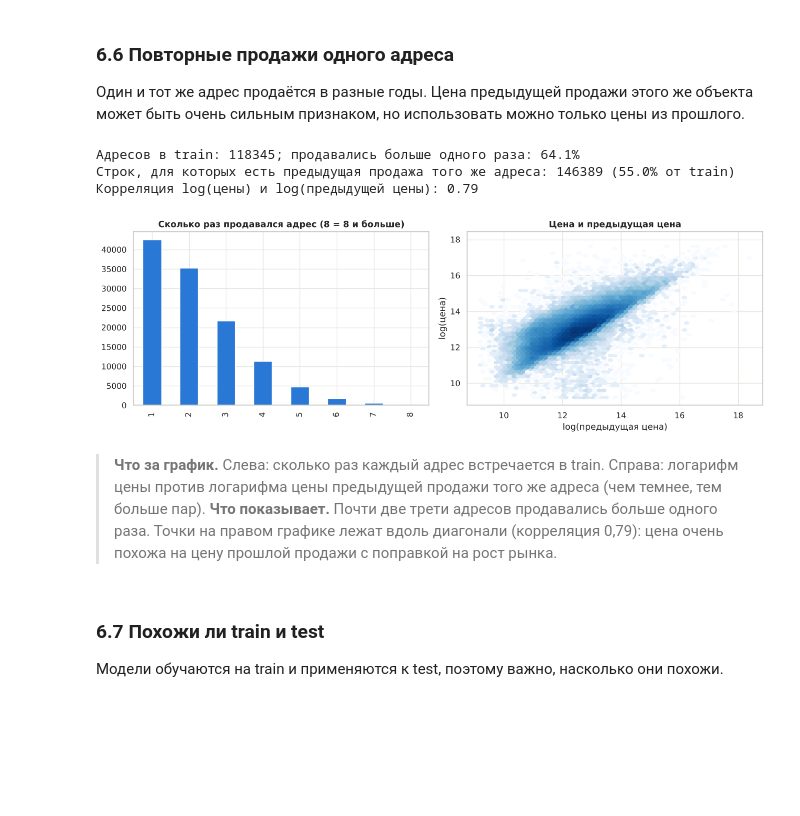
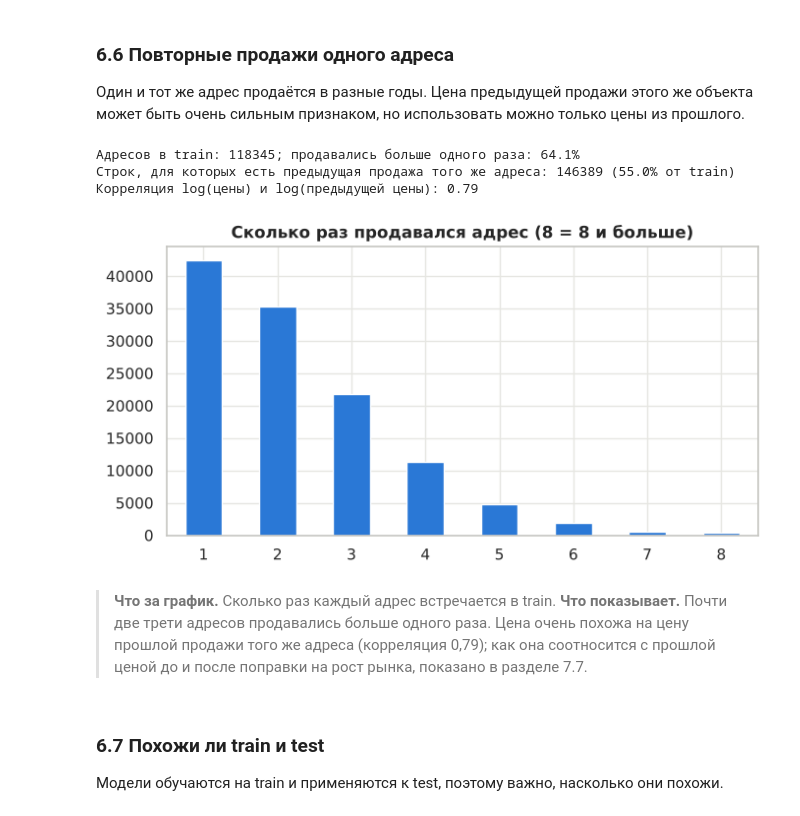
Before and after one commit to NastyaPich/hse-ai-project, a Jupyter notebook: notebooks/EDA.ipynb, the cells around one changed output. Cells and saved outputs as stored; diff of their text form; code cells hidden in the pictures; blank space fills up the shorter version.

```diff
--- a/notebooks/EDA.ipynb
+++ b/notebooks/EDA.ipynb
@@ -667,29 +667,27 @@ display(corr['log_price'].drop('log_price').sort_values(key=abs, ascending=False
 # %%
 t = train.sort_values(['fullAddress', 'sale_year', 'sale_month']).copy()
 t['t'] = t.sale_year * 12 + t.sale_month
 g = t.groupby('fullAddress')
 t['prev_price'] = g['price'].shift(); t['prev_t'] = g['t'].shift()
 rep = t[(t['t'] - t['prev_t']) > 0].copy()
 
 n_sales = train.groupby('fullAddress').size()
 print(f'Адресов в train: {len(n_sales)}; продавались больше одного раза: {(n_sales > 1).mean() * 100:.1f}%')
 print(f'Строк, для которых есть предыдущая продажа того же адреса: {len(rep)} ({len(rep) / len(train) * 100:.1f}% от train)')
 print('Корреляция log(цены) и log(предыдущей цены): %.2f' % spearmanr(np.log(rep.price), np.log(rep.prev_price))[0])
 
-fig, axes = plt.subplots(1, 2, figsize=(13, 4.4))
-n_sales.clip(upper=8).value_counts().sort_index().plot.bar(ax=axes[0], color=BLUE)
-axes[0].set_title('Сколько раз продавался адрес (8 = 8 и больше)'); axes[0].set_xlabel('')
-hb = axes[1].hexbin(np.log(rep.prev_price), np.log(rep.price), gridsize=60, bins='log', cmap='Blues', mincnt=1)
-axes[1].set_xlabel('log(предыдущая цена)'); axes[1].set_ylabel('log(цена)'); axes[1].set_title('Цена и предыдущая цена')
+fig, ax = plt.subplots(figsize=(7, 3.8))
+n_sales.clip(upper=8).value_counts().sort_index().plot.bar(ax=ax, color=BLUE, rot=0)
+ax.set_title('Сколько раз продавался адрес (8 = 8 и больше)'); ax.set_xlabel('')
 plt.tight_layout(); plt.show()
 # %% [output]
 Адресов в train: 118345; продавались больше одного раза: 64.1%
 Строк, для которых есть предыдущая продажа того же адреса: 146389 (55.0% от train)
 Корреляция log(цены) и log(предыдущей цены): 0.79
-[figure, old version]
+[figure, new version]
 # %% [markdown]
-> **Что за график.** Слева: сколько раз каждый адрес встречается в train. Справа: логарифм цены против логарифма цены предыдущей продажи того же адреса (чем темнее, тем больше пар).
-> **Что показывает.** Почти две трети адресов продавались больше одного раза. Точки на правом графике лежат вдоль диагонали (корреляция 0,79): цена очень похожа на цену прошлой продажи с поправкой на рост рынка.
+> **Что за график.** Сколько раз каждый адрес встречается в train.
+> **Что показывает.** Почти две трети адресов продавались больше одного раза. Цена очень похожа на цену прошлой продажи того же адреса (корреляция 0,79); как она соотносится с прошлой ценой до и после поправки на рост рынка, показано в разделе 7.7.
 # %% [markdown]
 ### 6.7 Похожи ли train и test
 
```
Also changed, not shown: parts of 13 cells of this notebook, 2 other files.
